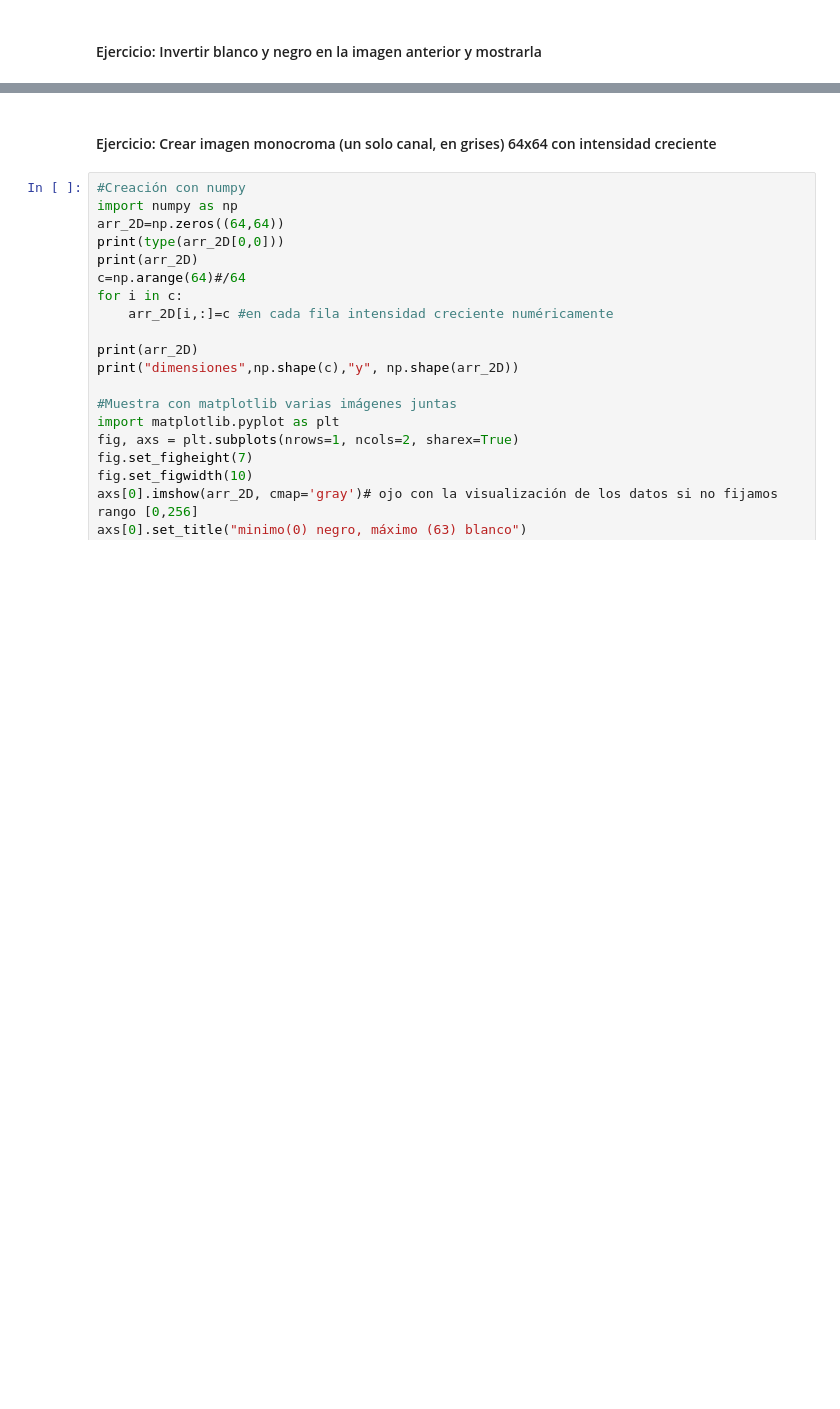
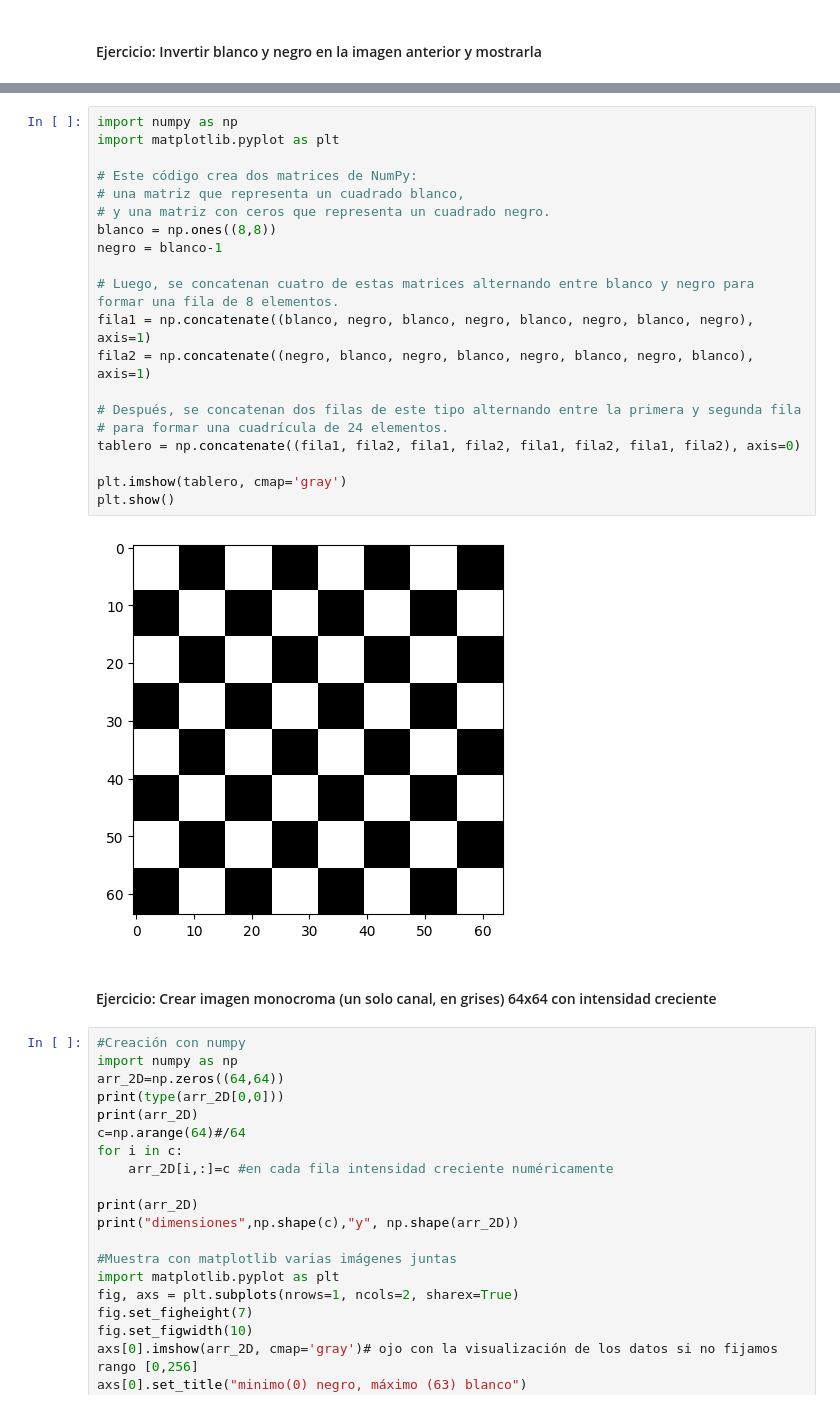
Before and after one commit to Verobornancini/CURSOS, a Jupyter notebook: Computer_Vision/03_Imagenes.ipynb, the cells around one changed output, grey strips where cells are left out. Cells and saved outputs as stored; diff of their text form; blank space fills up the shorter version.

```diff
--- a/Computer_Vision/03_Imagenes.ipynb
+++ b/Computer_Vision/03_Imagenes.ipynb
@@ -213,3 +228,25 @@ print(cruz2.shape)
+# %%
+import numpy as np
+import matplotlib.pyplot as plt
+
+# Este código crea dos matrices de NumPy:
+# una matriz que representa un cuadrado blanco,
+# y una matriz con ceros que representa un cuadrado negro.
+blanco = np.ones((8,8))
+negro = blanco-1
+
+# Luego, se concatenan cuatro de estas matrices alternando entre blanco y negro para formar una fila de 8 elementos.
+fila1 = np.concatenate((blanco, negro, blanco, negro, blanco, negro, blanco, negro), axis=1)
+fila2 = np.concatenate((negro, blanco, negro, blanco, negro, blanco, negro, blanco), axis=1)
+
+# Después, se concatenan dos filas de este tipo alternando entre la primera y segunda fila
+# para formar una cuadrícula de 24 elementos.
+tablero = np.concatenate((fila1, fila2, fila1, fila2, fila1, fila2, fila1, fila2), axis=0)
+
+plt.imshow(tablero, cmap='gray')
+plt.show()
+# %% [output]
+[figure, added]
 # %% [markdown]
 #### Ejercicio: Crear imagen monocroma (un solo canal, en grises) 64x64 con intensidad creciente
 # %%
```
Also changed, not shown: parts of 13 cells of this notebook.
